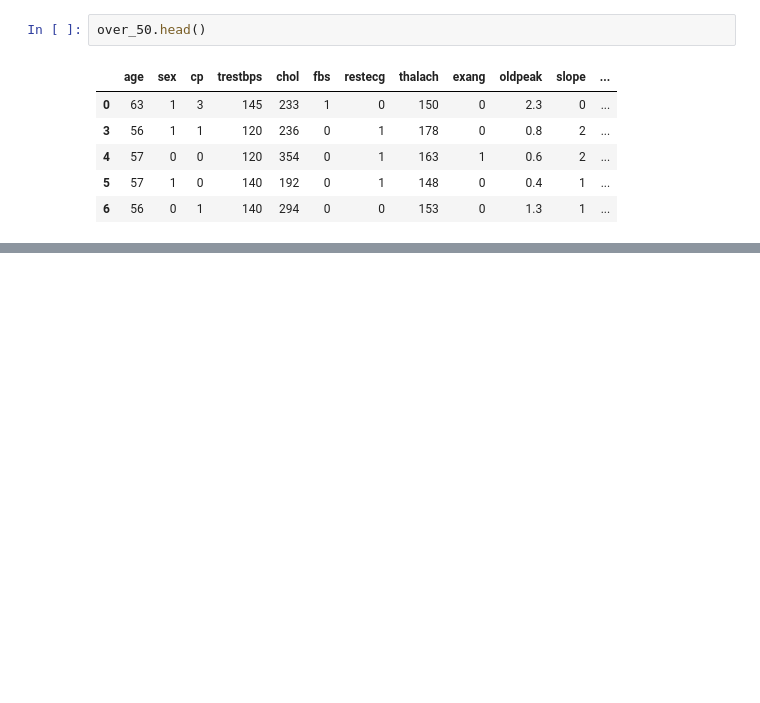
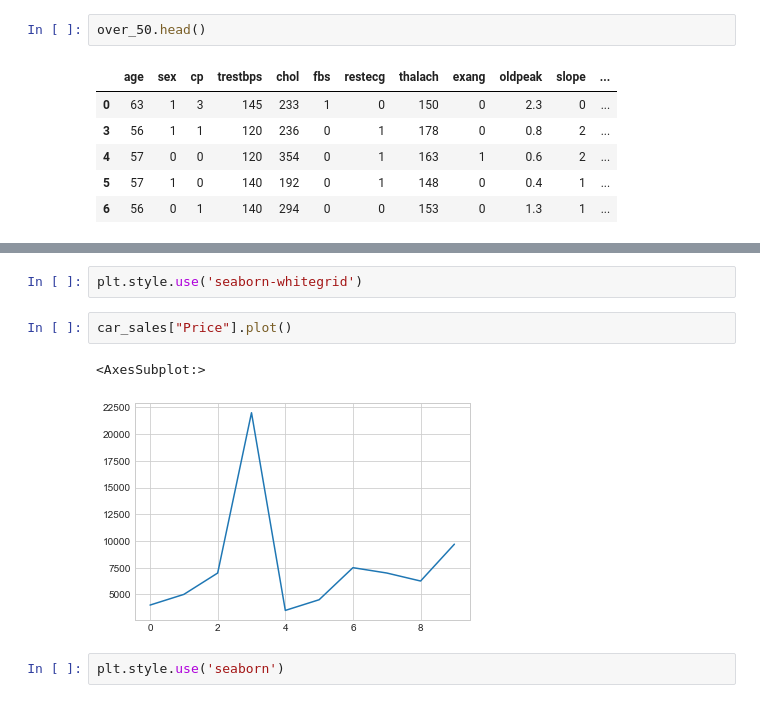
Before and after one commit to theSohanur/pandas-essential, a Jupyter notebook: Matplotlib.ipynb, the cells around one changed output, grey strips where cells are left out. Saved outputs shown, nothing was run; the diff lists cells and outputs as text; blank space fills up the shorter version.

```diff
--- a/Matplotlib.ipynb
+++ b/Matplotlib.ipynb
@@ -565,0 +600,9 @@ Text(0.5, 0.98, 'Heart Disease Analysis')
+# %%
+plt.style.use('seaborn-whitegrid')
+# %%
+car_sales["Price"].plot()
+# %% [output]
+<AxesSubplot:>
+[figure, added]
+# %%
+plt.style.use('seaborn')
```
Also changed, not shown: parts of 15 cells of this notebook.
